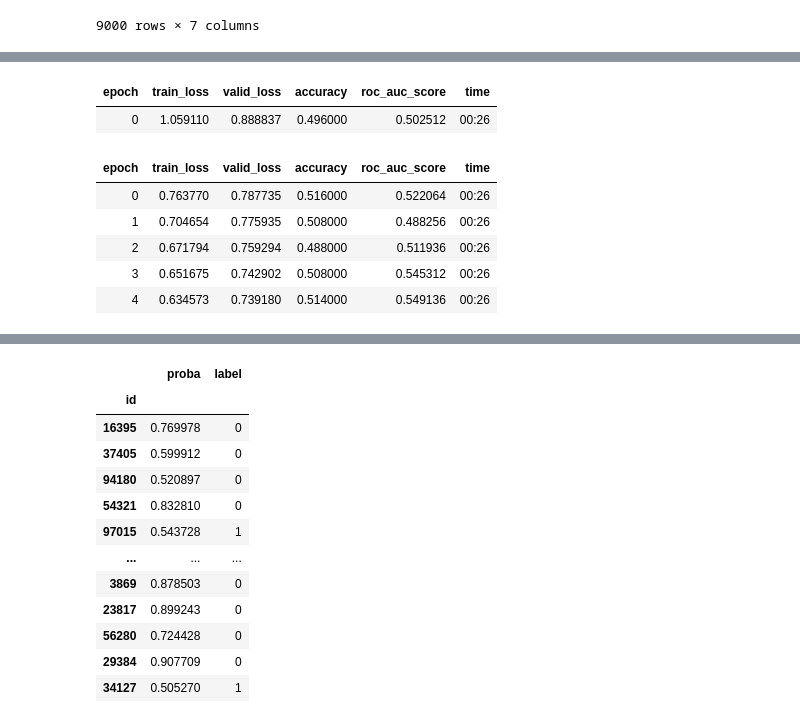
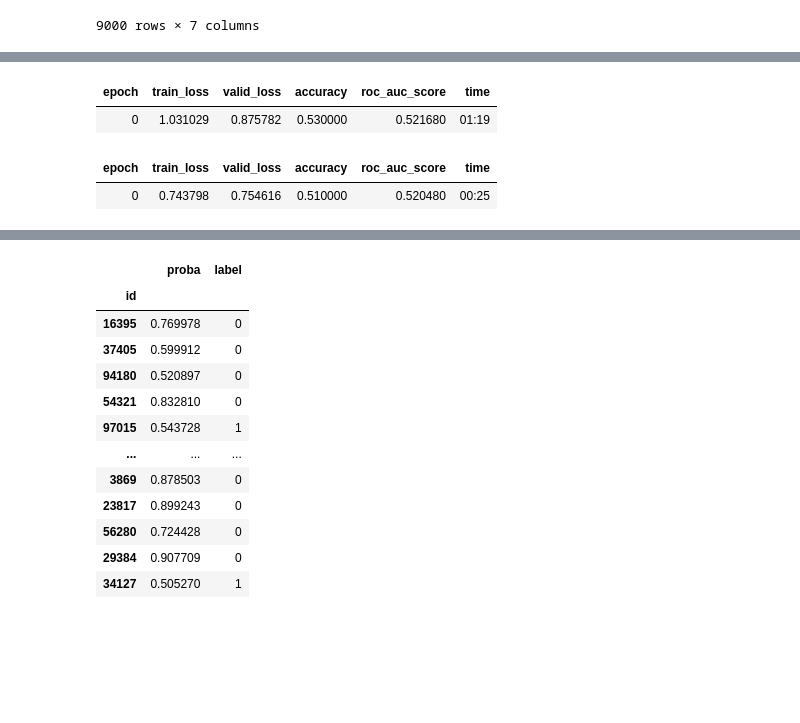
Before and after one commit to slawekslex/dl_experiments, a Jupyter notebook: Hateful/ImageOnly.ipynb, the cells around one changed output, grey strips where cells are left out. Cells and saved outputs as stored; diff of their text form; code cells hidden in the pictures; blank space fills up the shorter version.

```diff
--- a/Hateful/ImageOnly.ipynb
+++ b/Hateful/ImageOnly.ipynb
@@ -111,13 +38,10 @@ df.iloc[idxs]
 # %%
 learn = cnn_learner(dls, resnet34, metrics=[accuracy, RocAucBinary()])
-learn.fine_tune(5)
-# %% [output]
-| epoch | train_loss | valid_loss | accuracy | roc_auc_score | time |
-| 0 | 1.059110 | 0.888837 | 0.496000 | 0.502512 | 00:26 |
-| epoch | train_loss | valid_loss | accuracy | roc_auc_score | time |
-| 0 | 0.763770 | 0.787735 | 0.516000 | 0.522064 | 00:26 |
-| 1 | 0.704654 | 0.775935 | 0.508000 | 0.488256 | 00:26 |
-| 2 | 0.671794 | 0.759294 | 0.488000 | 0.511936 | 00:26 |
-| 3 | 0.651675 | 0.742902 | 0.508000 | 0.545312 | 00:26 |
-| 4 | 0.634573 | 0.739180 | 0.514000 | 0.549136 | 00:26 |
+# %%
+learn.fine_tune(1)
+# %% [output]
+| epoch | train_loss | valid_loss | accuracy | roc_auc_score | time |
+| 0 | 1.031029 | 0.875782 | 0.530000 | 0.521680 | 01:19 |
+| epoch | train_loss | valid_loss | accuracy | roc_auc_score | time |
+| 0 | 0.743798 | 0.754616 | 0.510000 | 0.520480 | 00:25 |
 # %%
```
Also changed, not shown: parts of 12 cells of this notebook, 2 other files.
